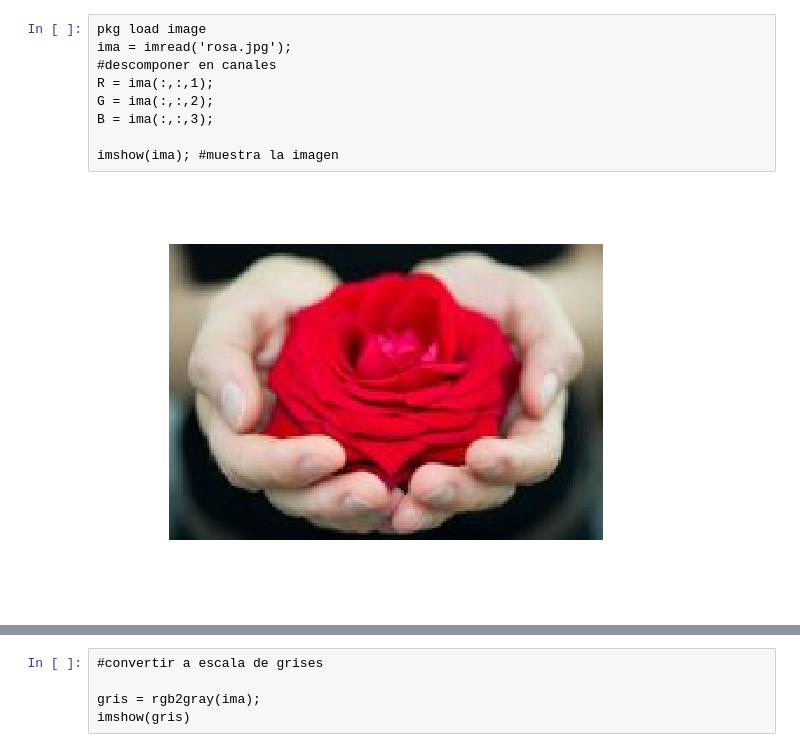
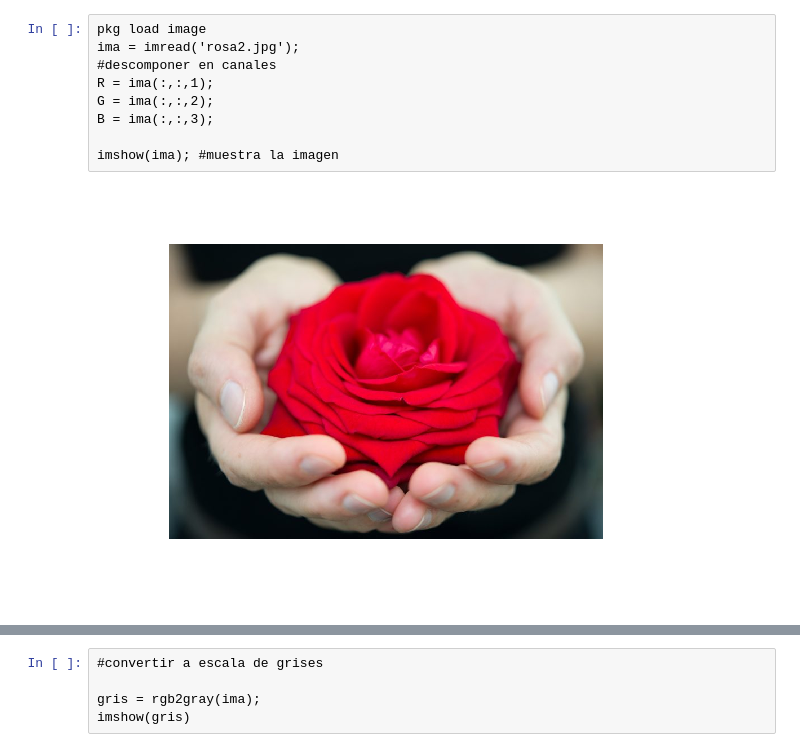
Before and after one commit to diegomez-ang/DSP, a Jupyter notebook: clase_1.ipynb, the cells around one changed output, grey strips where cells are left out. Drawn from its saved outputs; the diff is of its cells as text.

```diff
--- a/clase_1.ipynb
+++ b/clase_1.ipynb
@@ -1,14 +1,14 @@
 # %%
 pkg load image
-ima = imread('rosa.jpg');
+ima = imread('rosa2.jpg');
 #descomponer en canales
 R = ima(:,:,1);
 G = ima(:,:,2);
 B = ima(:,:,3);
 
 imshow(ima); #muestra la imagen
 # %% [output]
-[figure, old version]
+[figure, new version]
 # %%
 #crear matriz para U,V y salida
 [fil col] = size(R)#crea una matriz del tamaño de R RED
```
Also changed, not shown: parts of 1 cell of this notebook, 1 other file.
